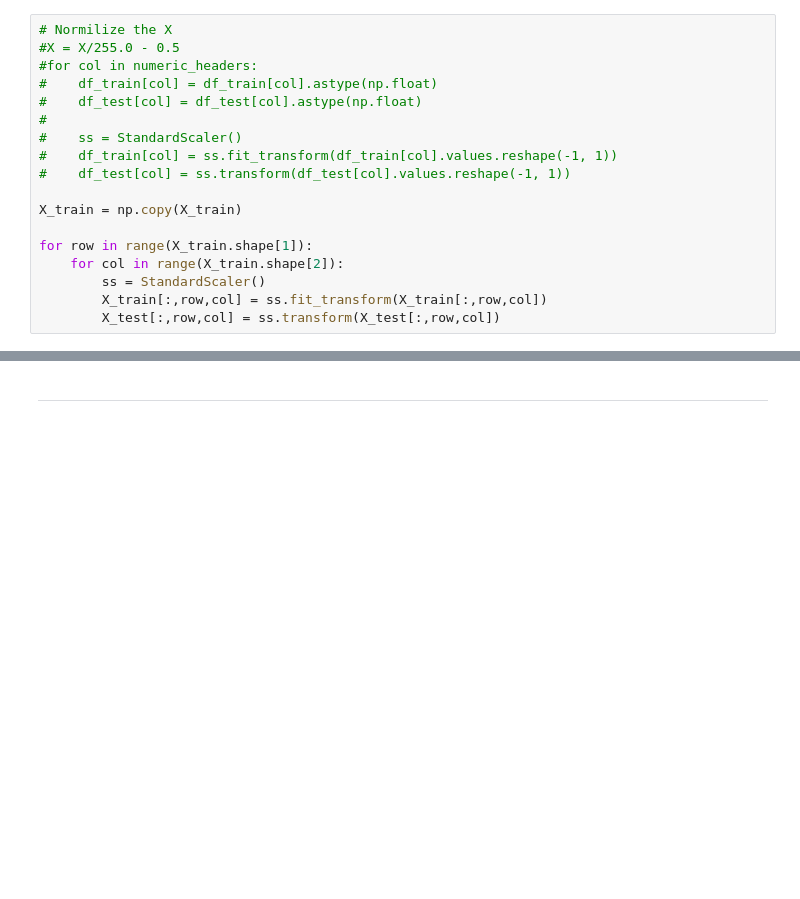
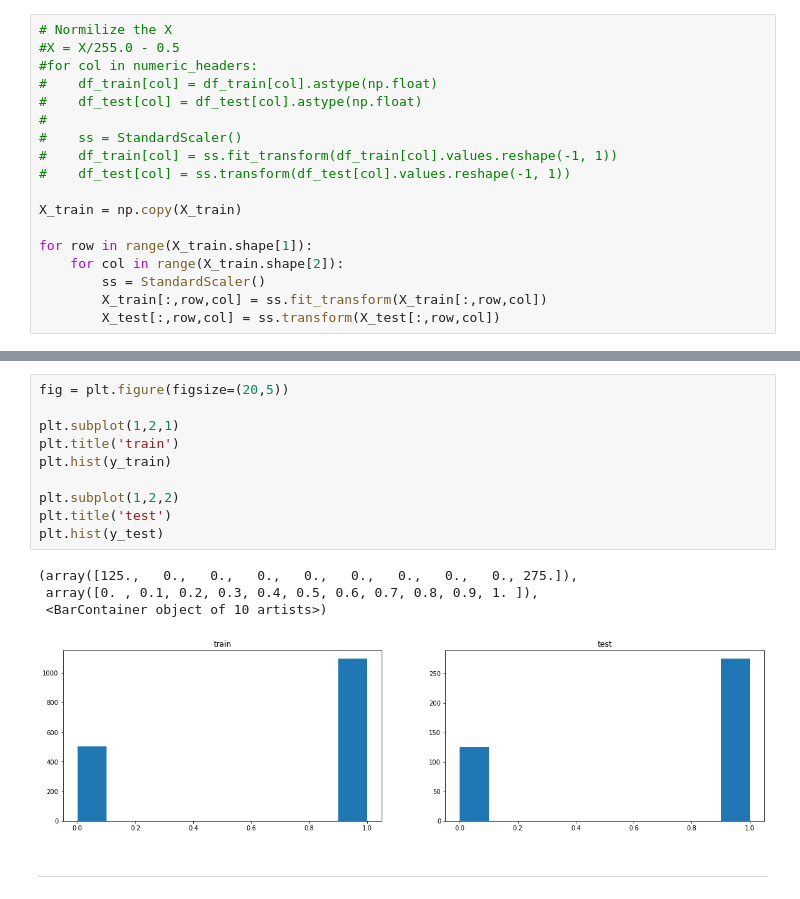
Before and after one commit to nlarsensmu/CNN, a Jupyter notebook: Merged work.ipynb, the cells around one changed output, grey strips where cells are left out. Saved outputs shown, nothing was run; the diff lists cells and outputs as text; blank space fills up the shorter version.

```diff
--- a/Merged work.ipynb
+++ b/Merged work.ipynb
@@ -231,3 +241,18 @@ for row in range(X_train.shape[1]):
+# %%
+fig = plt.figure(figsize=(20,5))
+
+plt.subplot(1,2,1)
+plt.title('train')
+plt.hist(y_train)
+
+plt.subplot(1,2,2)
+plt.title('test')
+plt.hist(y_test)
+# %% [output]
+(array([125.,   0.,   0.,   0.,   0.,   0.,   0.,   0.,   0., 275.]),
+ array([0. , 0.1, 0.2, 0.3, 0.4, 0.5, 0.6, 0.7, 0.8, 0.9, 1. ]),
+ <BarContainer object of 10 artists>)
+[figure, added]
 # %% [markdown]
 ____
 # %% [markdown]
```
Also changed, not shown: parts of 68 cells of this notebook.
